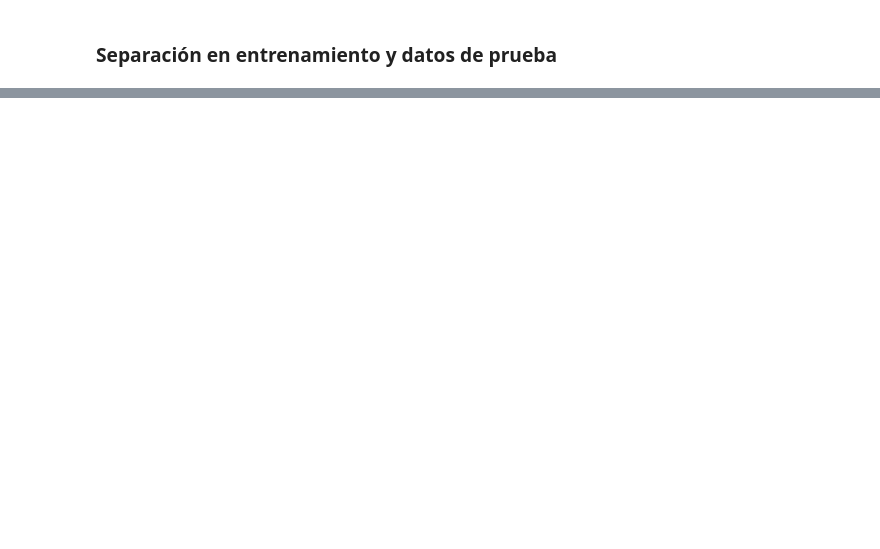
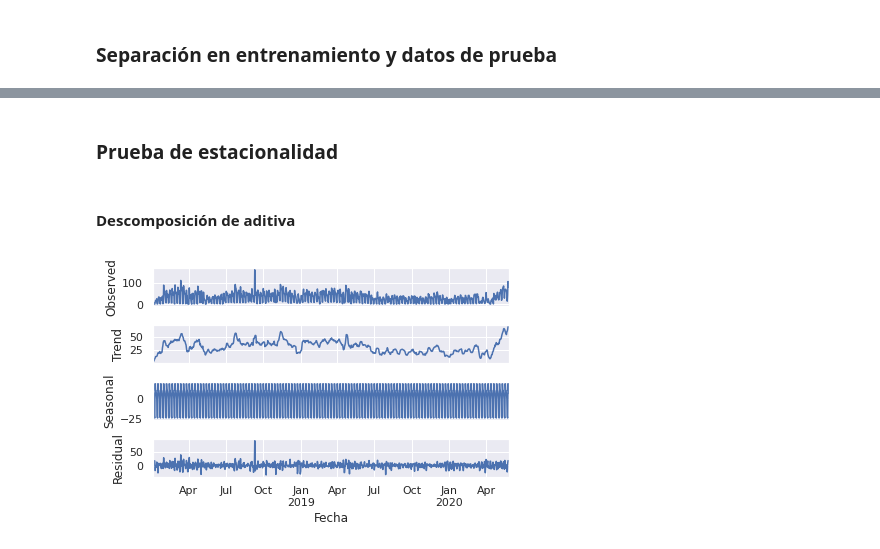
Before and after one commit to cccg8105/notebook_AD, a Jupyter notebook: template Series temporales/Suavizado.ipynb, the cells around one changed output, grey strips where cells are left out. Drawn from its saved outputs; the diff is of its cells as text; code cells hidden in the pictures; blank space fills up the shorter version.

```diff
--- a/template Series temporales/Suavizado.ipynb
+++ b/template Series temporales/Suavizado.ipynb
@@ -78,0 +115,12 @@ plt.show()
+# %% [markdown]
+### Prueba de estacionalidad
+# %% [markdown]
+#### Descomposición de aditiva
+# %%
+frecuencia = 7
+
+s_dec_additive = seasonal_decompose(df.analizedValue, "additive", freq=frecuencia)
+s_dec_additive.plot()
+plt.show()
+# %% [output]
+[figure, added]
```
Also changed, not shown: parts of 28 cells of this notebook.
